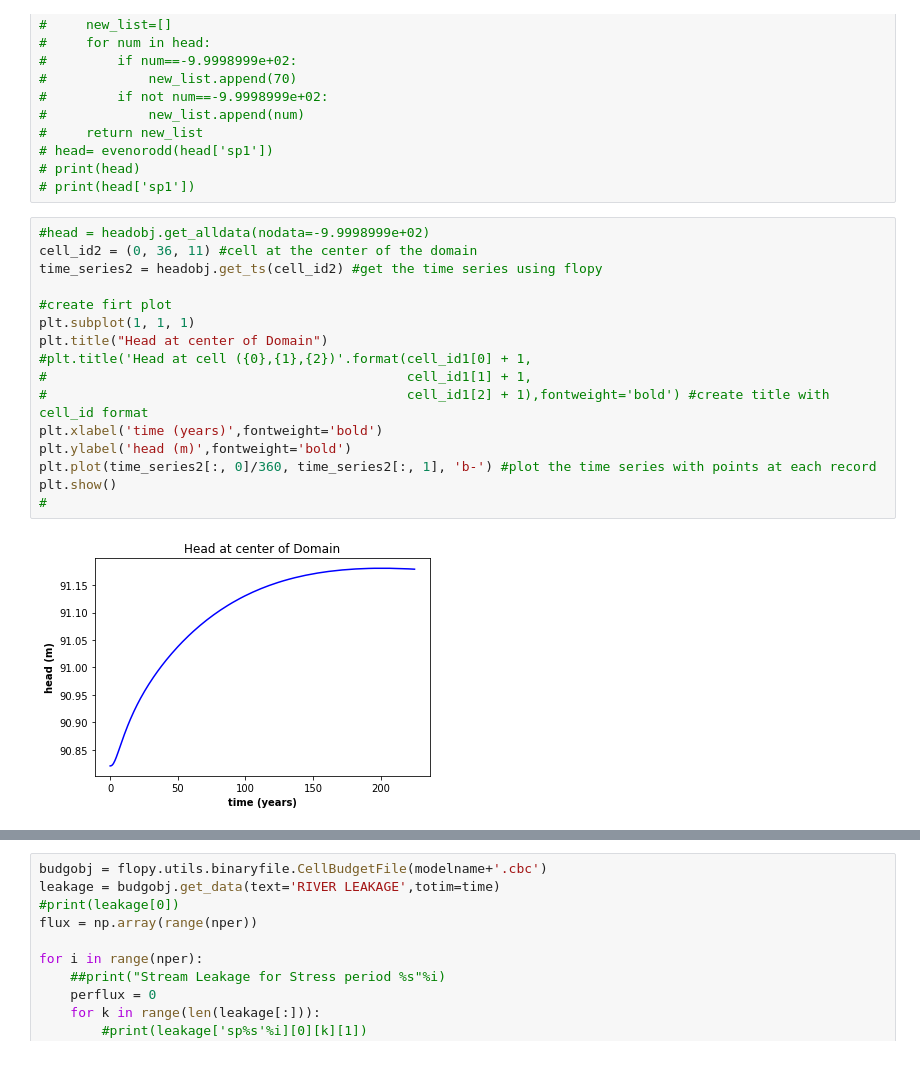
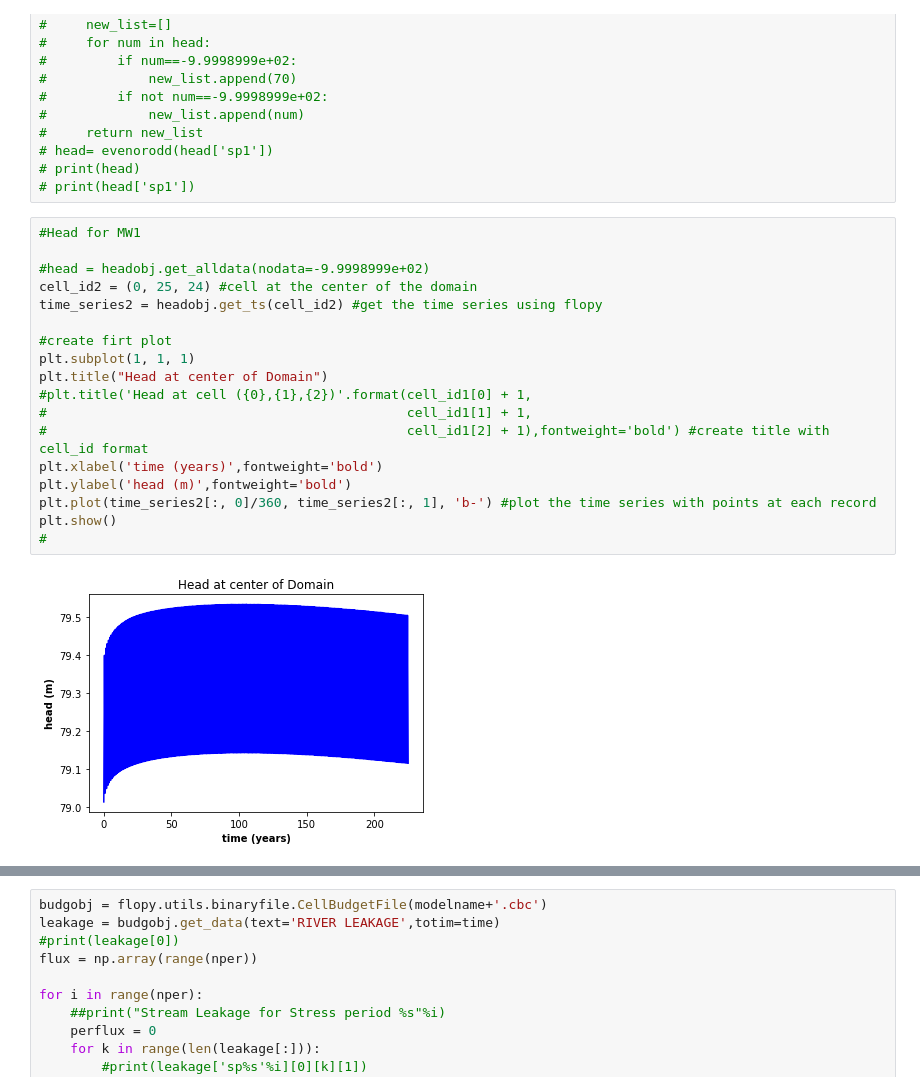
Before and after one commit to groundwater-modeling-Spring2020/FoE_Project, a Jupyter notebook: DanielleT_Notebooks/DanielleT_Scenario4/Scenario3.0_Jake_DTworking.ipynb, the cells around one changed output, grey strips where cells are left out. Drawn from its saved outputs; the diff is of its cells as text.

Commit message:
Updated Head graphs

```diff
--- a/DanielleT_Notebooks/DanielleT_Scenario4/Scenario3.0_Jake_DTworking.ipynb
+++ b/DanielleT_Notebooks/DanielleT_Scenario4/Scenario3.0_Jake_DTworking.ipynb
@@ -739,22 +745,24 @@ for stress_per, time in enumerate(times): #iterate through times at end of each
 # print(head)
 # print(head['sp1'])
 # %%
+#Head for MW1
+
 #head = headobj.get_alldata(nodata=-9.9998999e+02)
-cell_id2 = (0, 36, 11) #cell at the center of the domain
+cell_id2 = (0, 25, 24) #cell at the center of the domain
 time_series2 = headobj.get_ts(cell_id2) #get the time series using flopy
 
 #create firt plot
 plt.subplot(1, 1, 1)
 plt.title("Head at center of Domain")
 #plt.title('Head at cell ({0},{1},{2})'.format(cell_id1[0] + 1,
 #                                              cell_id1[1] + 1,
 #                                              cell_id1[2] + 1),fontweight='bold') #create title with cell_id format
 plt.xlabel('time (years)',fontweight='bold')
 plt.ylabel('head (m)',fontweight='bold')
 plt.plot(time_series2[:, 0]/360, time_series2[:, 1], 'b-') #plot the time series with points at each record
 plt.show()
 #
 # %% [output]
-[figure, old version]
+[figure, new version]
 # %%
 #head = headobj.get_alldata(nodata=-9.9998999e+02)
```
Also changed, not shown: parts of 7 cells of this notebook.
